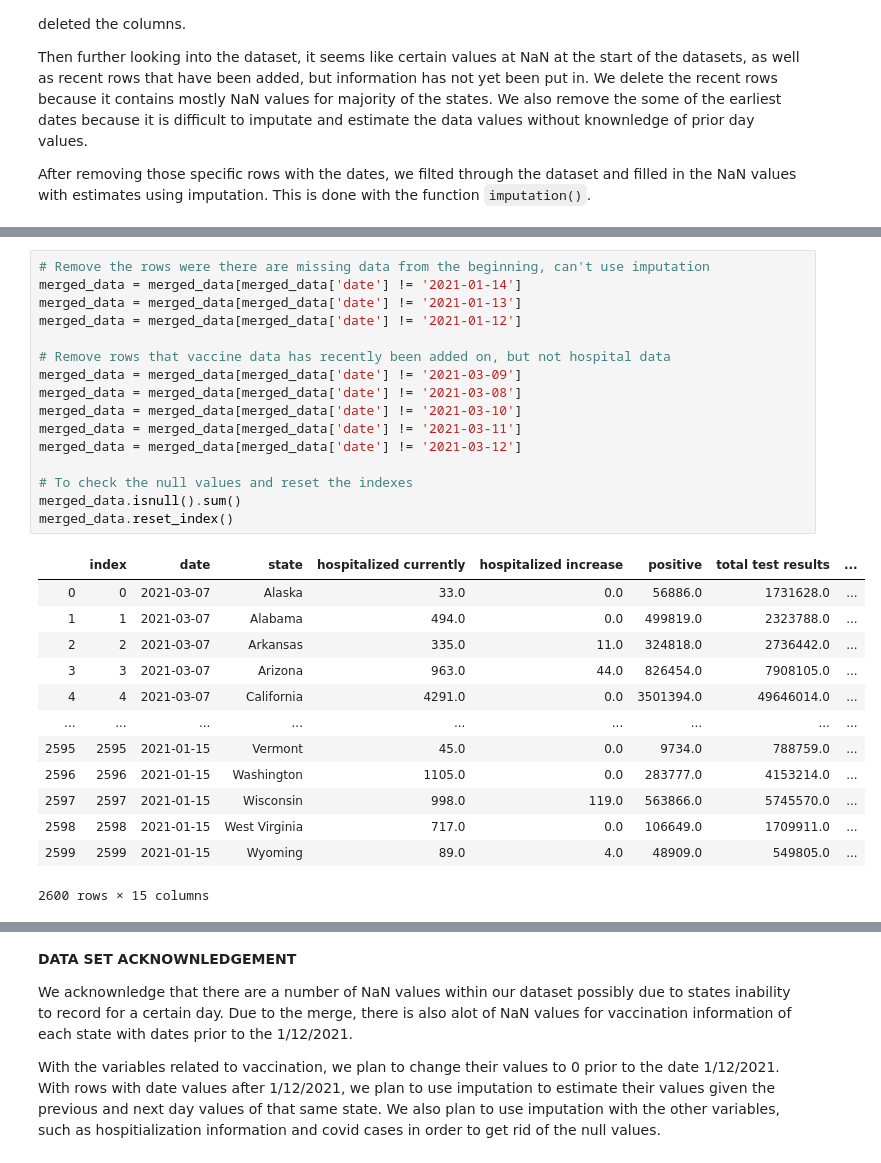
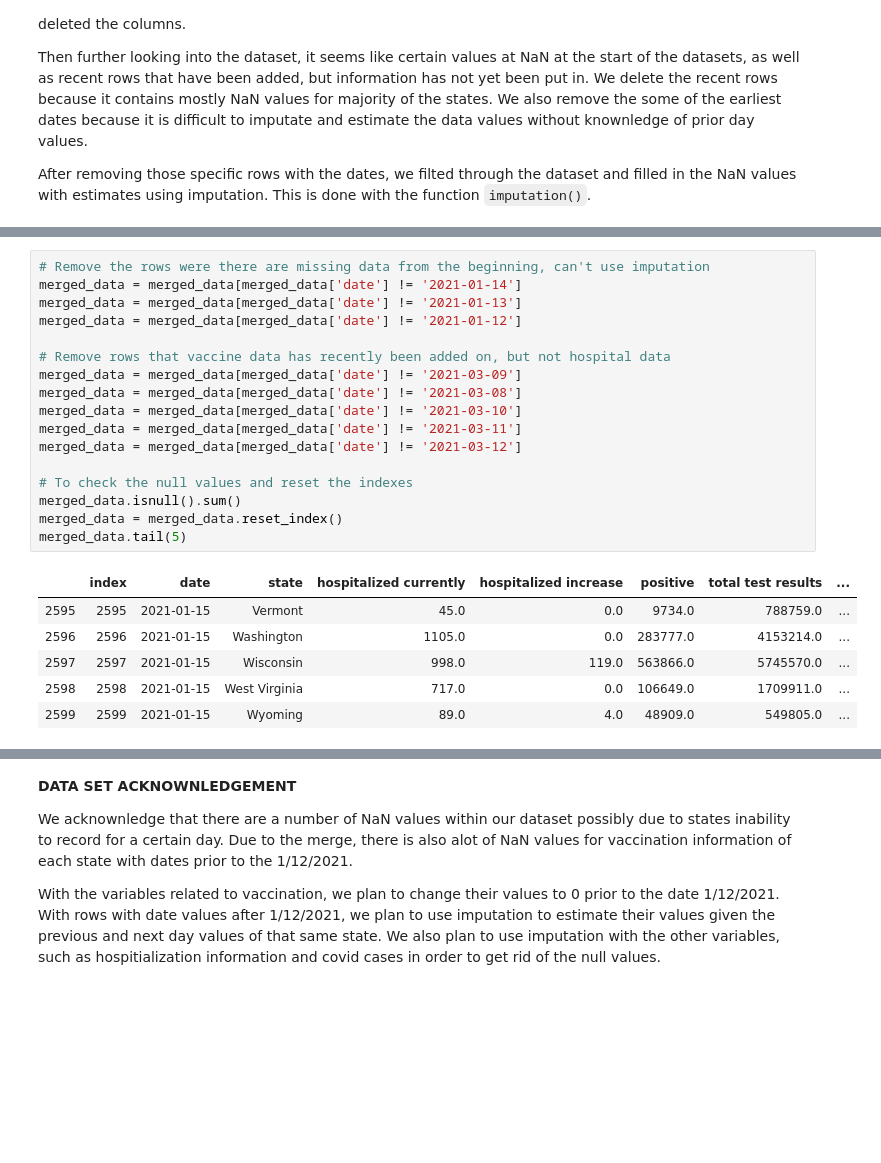
Before and after one commit to COGS108/group042_wi21, a Jupyter notebook: FinalProject_group042.ipynb, the cells around one changed output, grey strips where cells are left out. Cells and saved outputs as stored; diff of their text form; blank space fills up the shorter version.

```diff
--- a/FinalProject_group042.ipynb
+++ b/FinalProject_group042.ipynb
@@ -260,33 +260,27 @@ dtype: int64
 # %%
 # Remove the rows were there are missing data from the beginning, can't use imputation
 merged_data = merged_data[merged_data['date'] != '2021-01-14']
 merged_data = merged_data[merged_data['date'] != '2021-01-13']
 merged_data = merged_data[merged_data['date'] != '2021-01-12']
 
 # Remove rows that vaccine data has recently been added on, but not hospital data
 merged_data = merged_data[merged_data['date'] != '2021-03-09']
 merged_data = merged_data[merged_data['date'] != '2021-03-08']
 merged_data = merged_data[merged_data['date'] != '2021-03-10']
 merged_data = merged_data[merged_data['date'] != '2021-03-11']
 merged_data = merged_data[merged_data['date'] != '2021-03-12']
 
 # To check the null values and reset the indexes
 merged_data.isnull().sum()
-merged_data.reset_index()
+merged_data = merged_data.reset_index()
+merged_data.tail(5)
 # %% [output]
 |  | index | date | state | hospitalized currently | hospitalized increase | positive | total test results | ... |
-| 0 | 0 | 2021-03-07 | Alaska | 33.0 | 0.0 | 56886.0 | 1731628.0 | ... |
-| 1 | 1 | 2021-03-07 | Alabama | 494.0 | 0.0 | 499819.0 | 2323788.0 | ... |
-| 2 | 2 | 2021-03-07 | Arkansas | 335.0 | 11.0 | 324818.0 | 2736442.0 | ... |
-| 3 | 3 | 2021-03-07 | Arizona | 963.0 | 44.0 | 826454.0 | 7908105.0 | ... |
-| 4 | 4 | 2021-03-07 | California | 4291.0 | 0.0 | 3501394.0 | 49646014.0 | ... |
-| ... | ... | ... | ... | ... | ... | ... | ... | ... |
 | 2595 | 2595 | 2021-01-15 | Vermont | 45.0 | 0.0 | 9734.0 | 788759.0 | ... |
 | 2596 | 2596 | 2021-01-15 | Washington | 1105.0 | 0.0 | 283777.0 | 4153214.0 | ... |
 | 2597 | 2597 | 2021-01-15 | Wisconsin | 998.0 | 119.0 | 563866.0 | 5745570.0 | ... |
 | 2598 | 2598 | 2021-01-15 | West Virginia | 717.0 | 0.0 | 106649.0 | 1709911.0 | ... |
 | 2599 | 2599 | 2021-01-15 | Wyoming | 89.0 | 4.0 | 48909.0 | 549805.0 | ... |
-2600 rows × 15 columns
 # %%
 def imputation():
     count = 0
```
Also changed, not shown: parts of 6 cells of this notebook.
